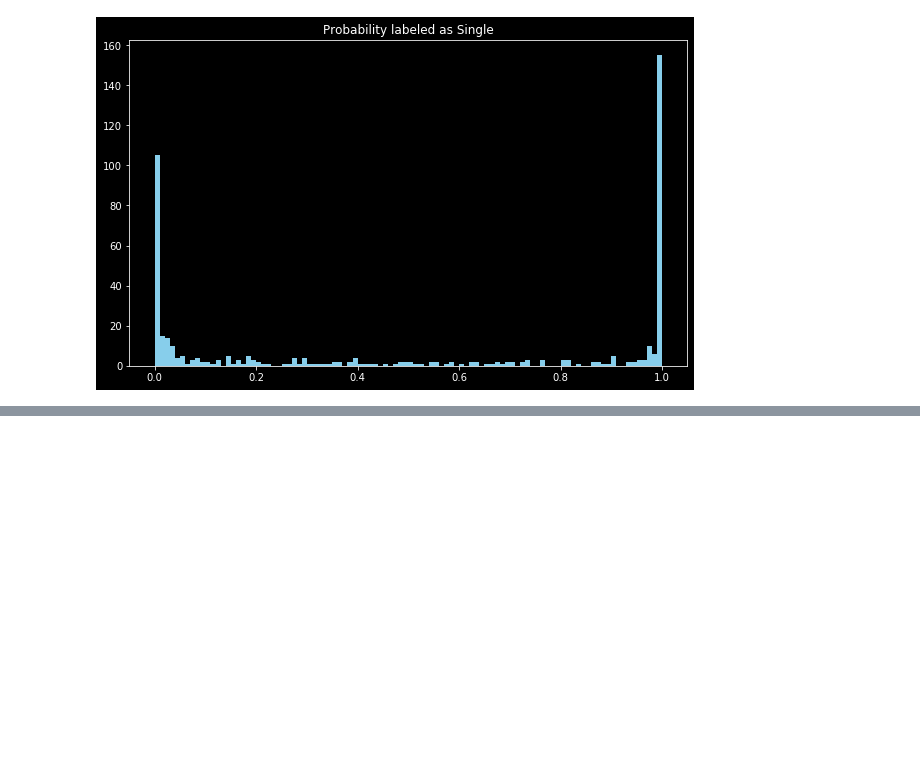
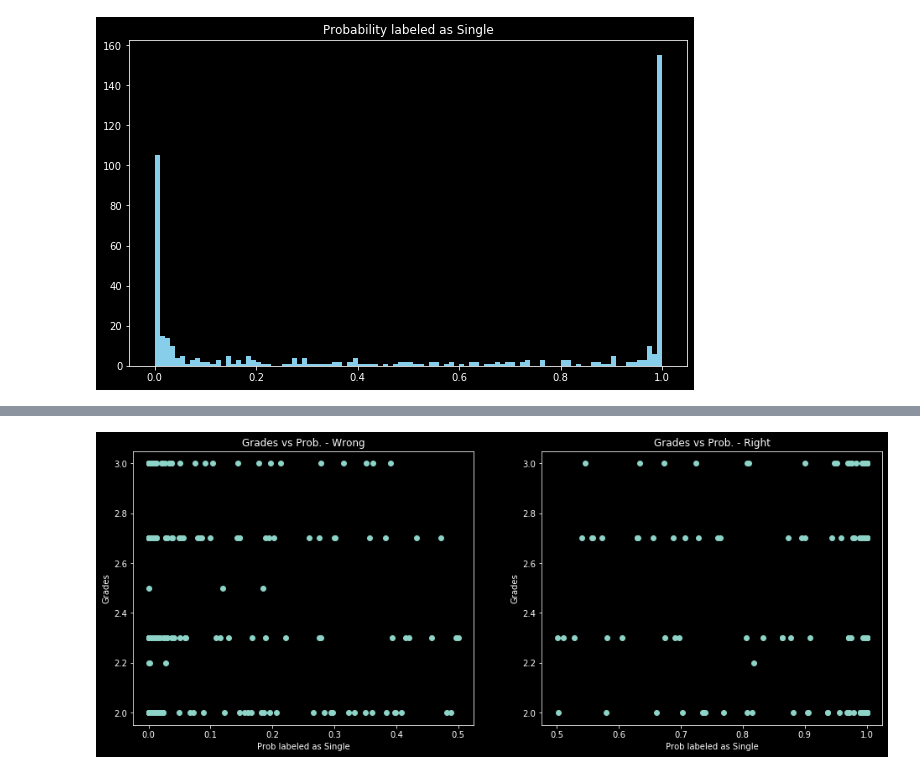
Before and after one commit to JimenaGonzalez/Searching-double-lenses, a Jupyter notebook: real_lenses/Real_lenses_test.ipynb, the cells around one changed output, grey strips where cells are left out. Drawn from its saved outputs; the diff is of its cells as text; code cells hidden in the pictures; blank space fills up the shorter version.

```diff
--- a/real_lenses/Real_lenses_test.ipynb
+++ b/real_lenses/Real_lenses_test.ipynb
@@ -231,0 +247,18 @@ Right
+# %%
+plt.figure(figsize=(16,6))
+
+plt.subplot(1,2,1)
+plt.title('Grades vs Prob. - Wrong')
+plt.xlabel('Prob labeled as Single')
+plt.ylabel('Grades')
+plt.plot(prob[indices_w], data_wrong['grade'], 'o')
+
+plt.subplot(1,2,2)
+plt.title('Grades vs Prob. - Right')
+plt.xlabel('Prob labeled as Single')
+plt.ylabel('Grades')
+plt.plot(prob[indices_r], data_right['grade'], 'o')
+
+plt.show()
+# %% [output]
+[figure, added]
```
Also changed, not shown: parts of 12 cells of this notebook.
